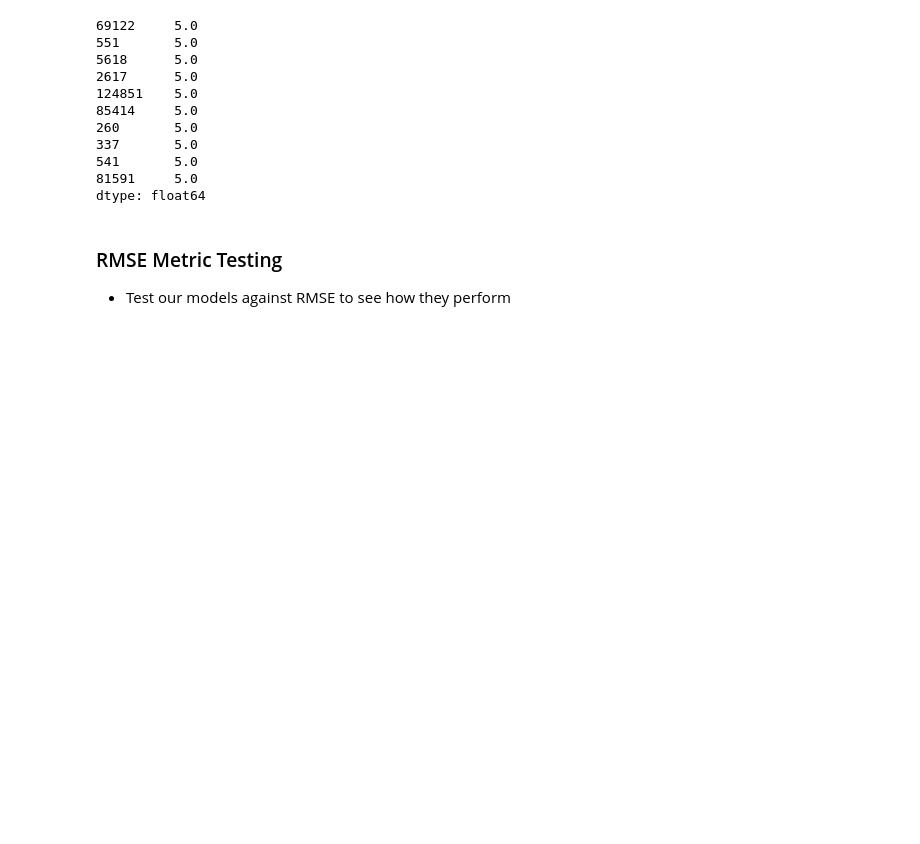
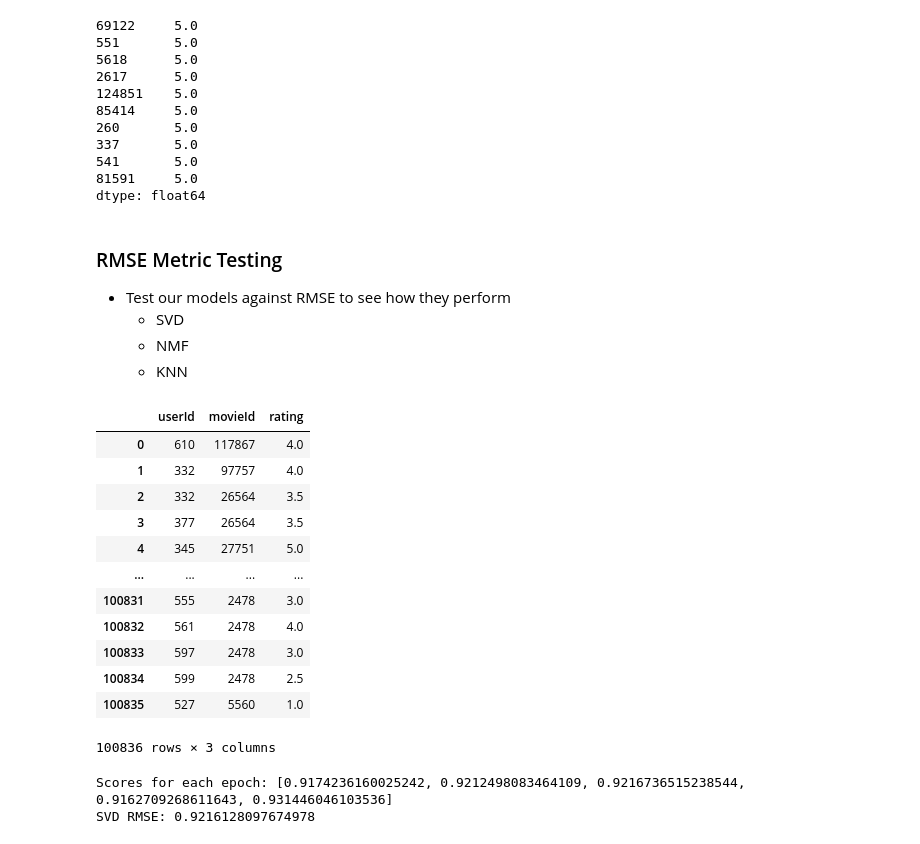
Before and after one commit to gentralg-Gitcoding/fullstack-projects, a Jupyter notebook: capstoneProject/capstone_8/inc_8_movie_recs_Gentral.ipynb, the cells around one changed output. Saved outputs shown, nothing was run; the diff lists cells and outputs as text; code cells hidden in the pictures; blank space fills up the shorter version.

```diff
--- a/capstoneProject/capstone_8/inc_8_movie_recs_Gentral.ipynb
+++ b/capstoneProject/capstone_8/inc_8_movie_recs_Gentral.ipynb
@@ -1188,3 +1189,80 @@ dtype: float64
 # %% [markdown]
 ### RMSE Metric Testing
 - Test our models against RMSE to see how they perform
+    - SVD
+    - NMF
+    - KNN
+# %%
+ratings_df = merged_df[["userId", "movieId", "rating"]].copy(deep=True)
+
+
+def rmse(y_true, y_pred):
+    return root_mean_squared_error(y_true, y_pred)
+
+k_fold= KFold(n_splits=5, shuffle=True, random_state=320)
+
+ratings_df
+# %% [output]
+|  | userId | movieId | rating |
+| 0 | 610 | 117867 | 4.0 |
+| 1 | 332 | 97757 | 4.0 |
+| 2 | 332 | 26564 | 3.5 |
+| 3 | 377 | 26564 | 3.5 |
+| 4 | 345 | 27751 | 5.0 |
+| ... | ... | ... | ... |
+| 100831 | 555 | 2478 | 3.0 |
+| 100832 | 561 | 2478 | 4.0 |
+| 100833 | 597 | 2478 | 3.0 |
+| 100834 | 599 | 2478 | 2.5 |
+| 100835 | 527 | 5560 | 1.0 |
+100836 rows × 3 columns
+# %%
+svd_rmse_scores = []
+
+for train_idx, test_idx in k_fold.split(ratings_df):
+
+    train = ratings_df.iloc[train_idx]
+    test = ratings_df.iloc[test_idx]
+
+    # Build user_item_matrix (train only)
+    train_matrix = train.pivot_table(
+        index="userId",
+        columns="movieId",
+        values="rating"
+    )
+
+    # Mean-centered
+    user_means = train_matrix.mean(axis=1)
+    train_centered = train_matrix.sub(user_means, axis=0)
+
+    # Fill NaNs with 0 for SVD
+    train_filled_zeroes = train_centered.fillna(0)
+
+    # Train SVD
+    svd = TruncatedSVD(n_components=50, random_state=320)
+    user_features = svd.fit_transform(train_filled_zeroes)
+
+    # Reconstruct ratings
+    preds = np.dot(user_features, svd.components_)
+    preds_df = pd.DataFrame(
+        preds,
+        index=train_filled_zeroes.index,
+        columns=train_filled_zeroes.columns
+    ).add(user_means, axis=0)
+
+    # Evaluate RMSE only on test ratings
+    y_true = []
+    y_pred = []
+
+    for _, row in test.iterrows():
+        if row.userId in preds_df.index and row.movieId in preds_df.columns:
+            y_true.append(row.rating)
+            y_pred.append(preds_df.loc[row.userId, row.movieId])
+
+    svd_rmse_scores.append(rmse(y_true, y_pred))
+
+print(f"Scores per epoch: {svd_rmse_scores}")
+print(f"SVD RMSE: {np.mean(svd_rmse_scores)}")
+# %% [output]
+Scores for each epoch: [0.9174236160025242, 0.9212498083464109, 0.9216736515238544, 0.9162709268611643, 0.931446046103536]
+SVD RMSE: 0.9216128097674978
```
Also changed, not shown: parts of 4 cells of this notebook.
